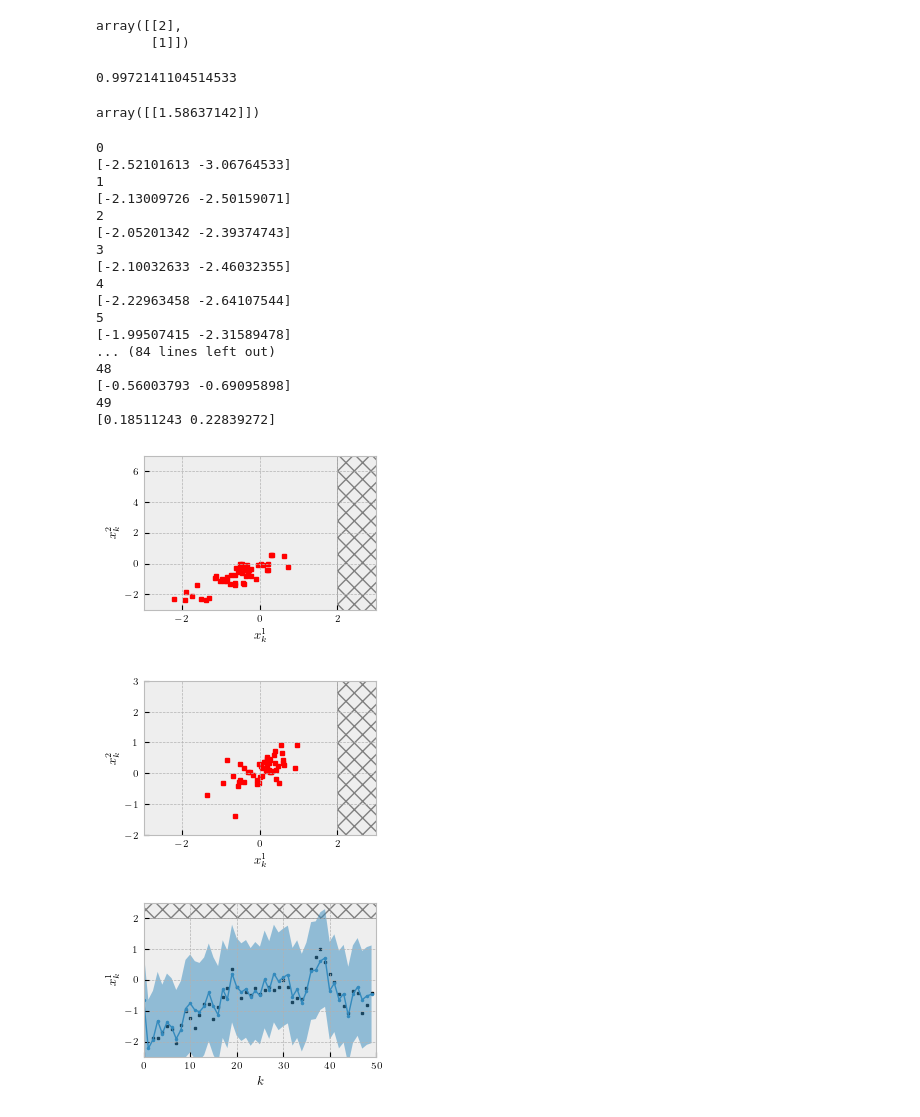
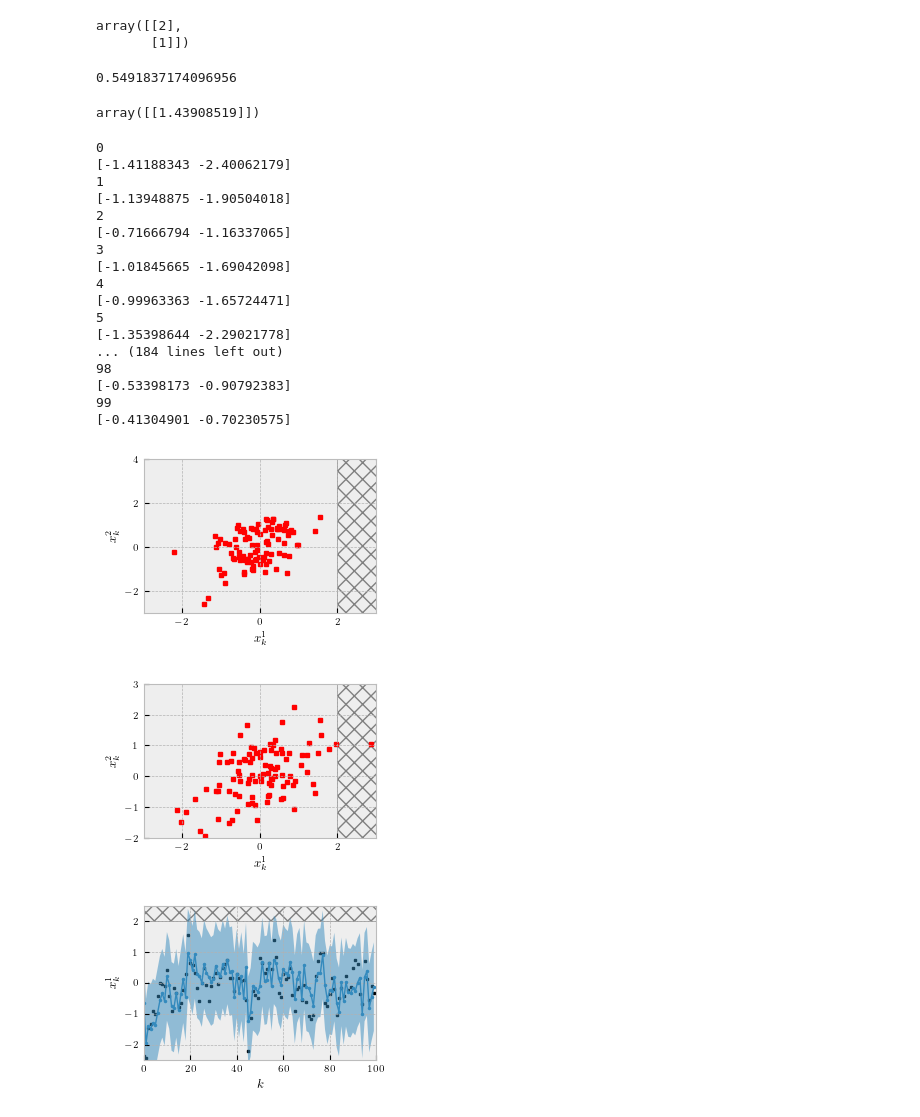
Before and after one commit to msramada/State-Selection-Algorithm, a Jupyter notebook: SSA_LinearCase/LinearCase.ipynb, the cells around one changed output. Cells and saved outputs as stored; diff of their text form; code cells hidden in the pictures.

```diff
--- a/SSA_LinearCase/LinearCase.ipynb
+++ b/SSA_LinearCase/LinearCase.ipynb
@@ -86,16 +86,16 @@ H=np.array([[1,0],[0,1]])
 mu_x0=-np.array([[0.6455,1.3751]]).T
 #mu_x0=np.random.randn(2,1)
 Sigma_w=np.diag(np.array([0.1,0.1]))
-Sigma_v=np.diag(np.array([0.1,0.1]))
+Sigma_v=1*np.diag(np.array([0.1,0.1]))
 # LQR: costs and gain
-Q=1 * np.diag([1,1])
+Q=1 * np.diag([2,1])
 R=1 * np.eye(G.shape[1])
 K, _, _ = control.dlqr(F, G, Q, R)
 L, _, _ = control.dlqe(F, np.eye(F.shape[0]), H, Sigma_w, Sigma_v)
 #L = (F - G @ K) @ L # One-step ahead predictor
 # N: prediction horizon, T: horizon, epsilon: tolerance
-N=8
-T_horizon=50
+N=16
+T_horizon=100
 epsilon=0.2
 Q0 = 0.1 * np.eye(2 * F.shape[0])
 P = lyapunov_matrix_P(F,G,K,Q0)
@@ -117,17 +117,17 @@ n=F.shape[0]
 t=T.shape[0]
 m=S.shape[0]
 
-c=1
+c=0.3
 # Calculate A1 and A2
 A1, A2 = A1_and_A2(F,G,K,Q,R,N)
 # %%
 1/(np.sqrt(np.linalg.eig(P)[0].max()/c))
 # %% [output]
-0.9972141104514533
+0.5491837174096956
 # %%
 np.sqrt((t-epsilon)/epsilon)*np.sqrt(np.diag(T@Sigma_x@T.T).reshape(t,1))
 # %% [output]
-array([[1.58637142]])
+array([[1.43908519]])
 # %%
 
 plt.style.use('bmh')
@@ -154,7 +154,7 @@ for k in range(T_horizon):
     x0_hat_rec[:,k] = x0_hat.squeeze()
     x0_true_rec[:,k] = x0_true.squeeze()
     x0_bar = x0_hat
-    plt.plot(x0_hat[0],x0_hat[1],'sr',ms=2.5,zorder=1)
+    plt.plot(x0_true[0],x0_true[1],'sr',ms=2.5,zorder=1)
     # Construct the optimization problem over xo' and xo'':
     x0_prime = cp.Variable(n)
     objective = cp.Minimize(cp.quad_form(x0_prime, A1) + 2 * x0_bar.T @ A2 @ x0_prime)
@@ -169,7 +169,7 @@ for k in range(T_horizon):
     constraints += [cp.quad_form(x0_prime, I1) + x0_bar.T @ I2 @ x0_prime <= c - x0_bar.T @ I3 @ x0_bar]
     prob = cp.Problem(objective, constraints)#)#, constraints)
     # The optimal objective value is returned by `prob.solve()`.
-    result = prob.solve()
+    result = prob.solve(solver=cp.ECOS)
     # The optimal value for x is stored in `x.value`.
     x0star = x0_prime.value
     #if x0_hat[1] >= 0:
@@ -178,12 +178,12 @@ for k in range(T_horizon):
     u = - K @ (x0star + x0_hat.squeeze())
     u = np.array([u])
     x0_true, y0 = x_true_update(x0_true,F,G,u,H,Sigma_w,Sigma_v)
-#    plt.plot(x0_hat[0],x0_hat[1],'*b',ms=2,zorder=2)
+    #plt.plot(x0_true[0],x0_true[1],'*b',ms=2,zorder=2)
     x0_hat = x_hat_update(y0,F,G,H,L,x0_hat,u)
     print(x0star)
-    #plt.plot(x0_true[0],x0_true[1],'.k')
+    #plt.plot(x0_true[0]+x0star[0],x0_true[1]+x0star[1],'.k')
 plt.xlim([-3, 3])
-plt.ylim([-3, 7])
+plt.ylim([-3, 4])
 
 plt.savefig('figs/LinearStateSelection.pdf',bbox_inches ="tight")
 plt.xticks(fontsize=7)
@@ -192,23 +192,23 @@ plt.yticks(fontsize=7)
 plt.show()
 # %% [output]
 0
-[-2.52101613 -3.06764533]
+[-1.41188343 -2.40062179]
 1
-[-2.13009726 -2.50159071]
+[-1.13948875 -1.90504018]
 2
-[-2.05201342 -2.39374743]
+[-0.71666794 -1.16337065]
 3
-[-2.10032633 -2.46032355]
+[-1.01845665 -1.69042098]
 4
-[-2.22963458 -2.64107544]
+[-0.99963363 -1.65724471]
 5
-[-1.99507415 -2.31589478]
-... (84 lines left out)
-48
-[-0.56003793 -0.69095898]
-49
-[0.18511243 0.22839272]
+[-1.35398644 -2.29021778]
+... (184 lines left out)
+98
+[-0.53398173 -0.90792383]
+99
+[-0.41304901 -0.70230575]
-[figure, old version]
+[figure, new version]
 # %%
 # Plotting
 #With particle filter conditional mean
@@ -225,12 +225,11 @@ plt.xlim([-3, 3])
 plt.ylim([-2, 3])
 
 # Initialize algorithm
-Sigmapp0 = Sigma_x0
 x0_hat = mu_x0
-x0_true=np.sqrt(Sigma_x0)@np.random.randn(n,1)+mu_x0
+x0_true=np.sqrt(Sigma_x)@np.random.randn(n,1)+mu_x0
 y1s=np.full((T_horizon,),np.nan)
 for k in range(T_horizon):
-    plt.plot(x0_hat[0],x0_hat[1],'sr',ms=3,zorder=1)
+    plt.plot(x0_true[0],x0_true[1],'sr',ms=3,zorder=1)
     # Construct the problem.
     u = -np.array((K @ x0_hat).reshape(1,1))
     x0_true, y0 = x_true_update(x0_true,F,G,u,H,Sigma_w,Sigma_v)
@@ -241,31 +240,31 @@ for k in range(T_horizon):
 plt.savefig('figs/LinearStateSpaceLQROnly.pdf',bbox_inches ="tight")
 plt.show()
 # %% [output]
-[figure, old version]
+[figure, new version]
 # %%
 plt.style.use('bmh')
 fig= plt.figure(figsize=(3.0,2.0))
 rectangle = plt.Rectangle((-1,2), 500, 20, fc='None',ec="grey", hatch='xx',zorder=1)
 plt.gca().add_patch(rectangle)
 sigmas=np.sqrt(Sigma_x)[0,0]
 k=range(T_horizon)
 x=x0_hat_rec[0,:].reshape(T_horizon,)
 nn=2
 y1 = x-nn*sigmas
 y2 = x+nn*sigmas
 
 # plot
 plt.xticks(fontsize=7)
 plt.yticks(fontsize=7)
 plt.xlabel('$k$', fontsize=9)
 plt.ylabel('$x^1_k$', fontsize=9)
 
 plt.fill_between(k, y1, y2, alpha=.5, linewidth=0)
 plt.plot(k, x, '-o', ms=1.5 , linewidth=1)
 plt.plot(k,x0_true_rec[0,:],'sk',ms=2,linewidth=1,zorder=0)
-plt.xlim([0, 50])
+plt.xlim([0, 100])
 plt.ylim([-2.5, 2.5])
 plt.savefig('figs/Linear2Sigmas.pdf',bbox_inches ="tight")
 plt.show()
 # %% [output]
-[figure, old version]
+[figure, new version]
```
Also changed, not shown: 3 other files.
